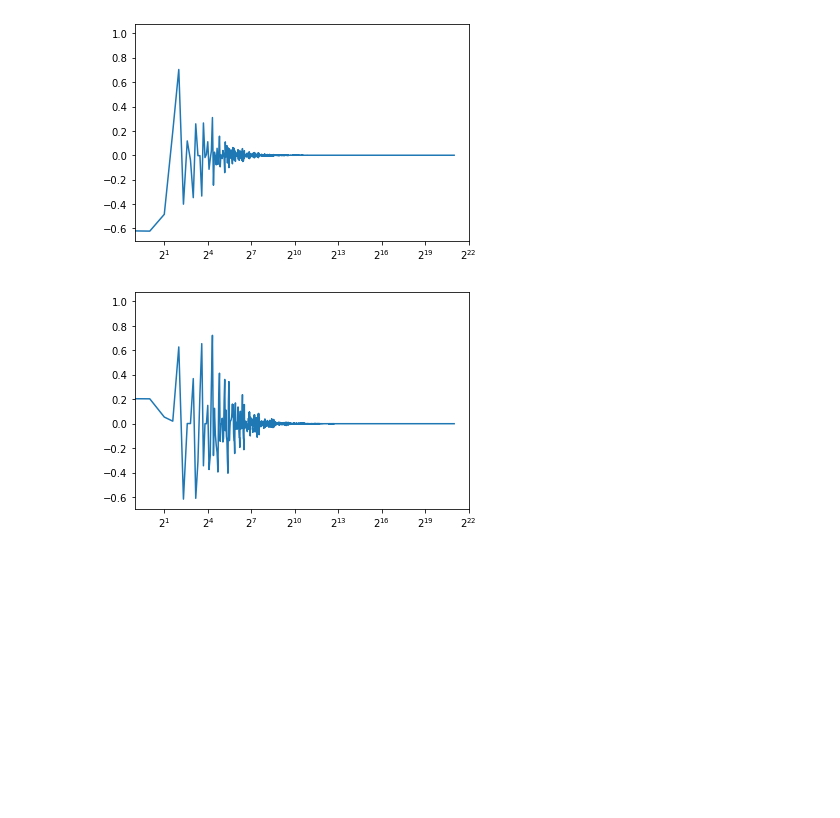
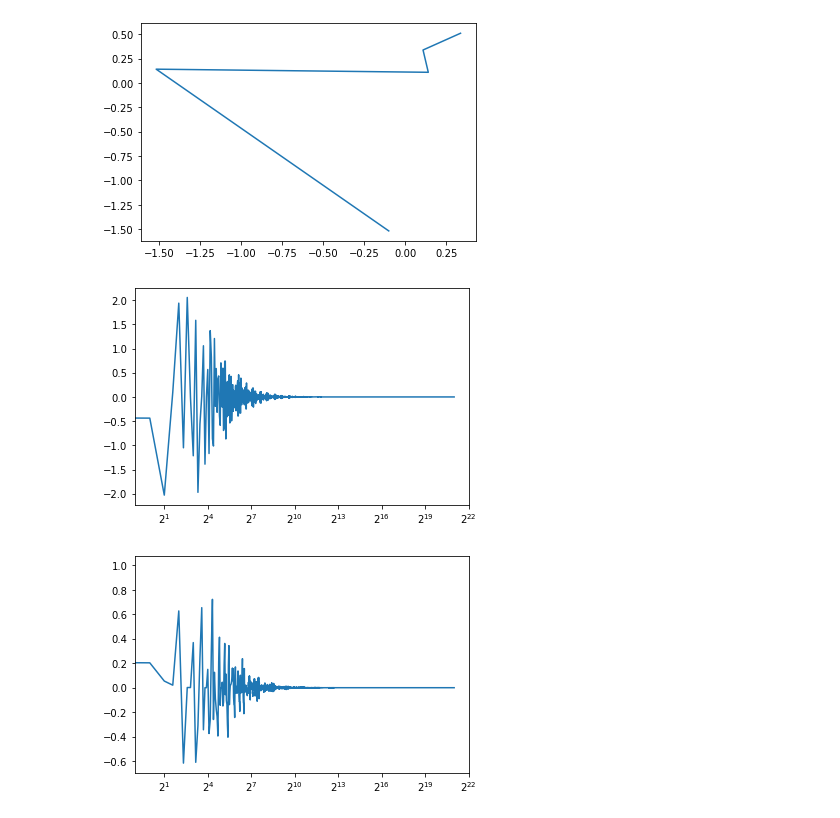
Before and after one commit to ocmob/sig_hsic_independence_test, a Jupyter notebook: notebooks/long_sig_vs_short_sig.ipynb, the cells around one changed output. Cells and saved outputs as stored; diff of their text form; code cells hidden in the pictures; blank space fills up the shorter version.

Commit message:
some more results and images

```diff
--- a/notebooks/long_sig_vs_short_sig.ipynb
+++ b/notebooks/long_sig_vs_short_sig.ipynb
@@ -37,14 +37,15 @@ long_processes = gen_processes.gen_ar_iid_samples_burn_in(501, 20, 0).numpy()
 medium_processes = gen_processes.gen_ar_iid_samples_burn_in(101, 20, 0).numpy()
 short_processes = gen_processes.gen_ar_iid_samples_burn_in(51, 20, 0).numpy()
 shorter_processes = gen_processes.gen_ar_iid_samples_burn_in(31, 20, 0).numpy()
-nice_processes = gen_processes.gen_ar_iid_samples_burn_in(16, 20, 0).numpy()
+nice_processes = gen_processes.gen_ar_iid_samples_burn_in(6, 20, 0.8).numpy()
 # %%
 very_long_processes_ll = np.dstack((very_long_processes[:, 1:, 0], very_long_processes[:, :1000, 0]))
 long_processes_ll = np.dstack((long_processes[:, 1:, 0], long_processes[:, :500, 0]))
 medium_processes_ll = np.dstack((medium_processes[:, 1:, 0], medium_processes[:, :100, 0]))
 short_processes_ll = np.dstack((short_processes[:, 1:, 0], short_processes[:, :50, 0]))
 shorter_processes_ll = np.dstack((shorter_processes[:, 1:, 0], shorter_processes[:, :30, 0]))
-nice_processes_ll = np.dstack((nice_processes[:, 1:, 0], nice_processes[:, :15, 0]))
+
+nice_processes_ll = np.dstack((nice_processes[:, 1:, 0], nice_processes[:, :5, 0]))
 # %%
 sig_vl = esig.stream2sig(very_long_processes_ll[0, :, :].reshape(1000, 2)/8, 10)
 sig_l = esig.stream2sig(long_processes_ll[0, :, :].reshape(500, 2)/8, 10)
@@ -65,12 +168,19 @@ sig_s = esig.stream2sig(short_processes_ll[0, :, :].reshape(50, 2)/4, 20)
 sig_ser = esig.stream2sig(shorter_processes_ll[0, :, :].reshape(30, 2)/4, 20)
 # %%
 #plt.plot(sig_s)
+this_slice  = RNG.integers(0, 19)
+#print(nice_processes_ll[this_slice, :, :].max())
+
+plt.plot(nice_processes_ll[this_slice, :, 0].reshape(5), nice_processes_ll[this_slice, :,1].reshape(5))
+plt.figure()
+sig_n = esig.stream2sig(nice_processes_ll[this_slice, :, :].reshape(5, 2), 20)#/np.log(tv), 20)
 plt.plot(sig_n)
 plt.xscale('log', base = 2)
 #for i in range (20):
     #plt.axvline(2**i, color = 'red')
 # %% [output]
-[figure, old version]
+[figure, new version]
+[figure, added]
 # %%
 plt.plot(sig_ser)
 plt.xscale('log', base = 2)
```
Also changed, not shown: parts of 9 cells of this notebook, 13 other files.
